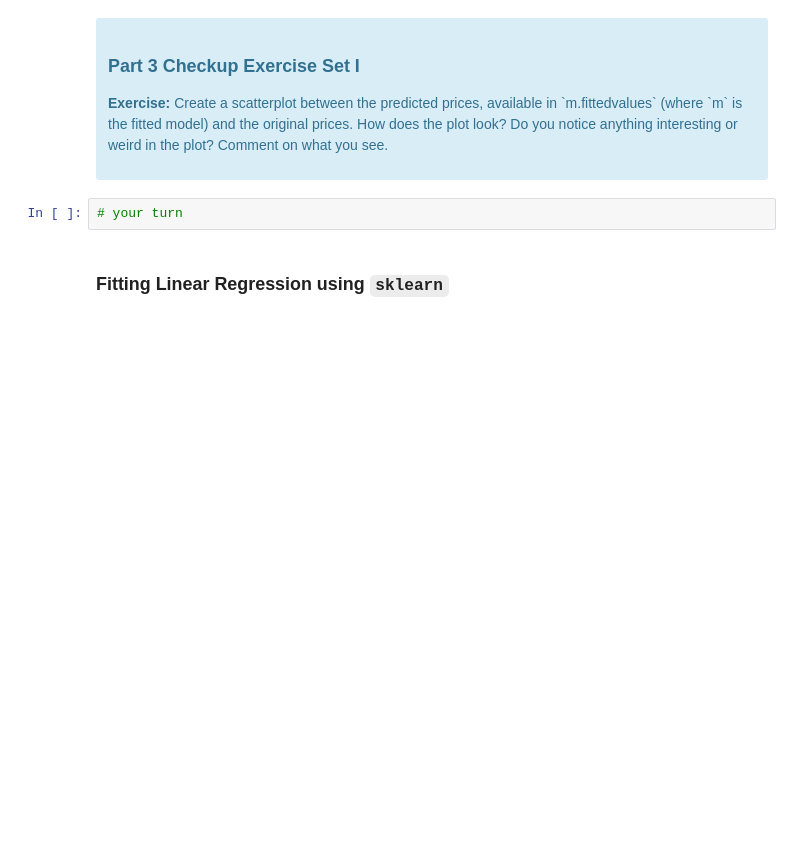
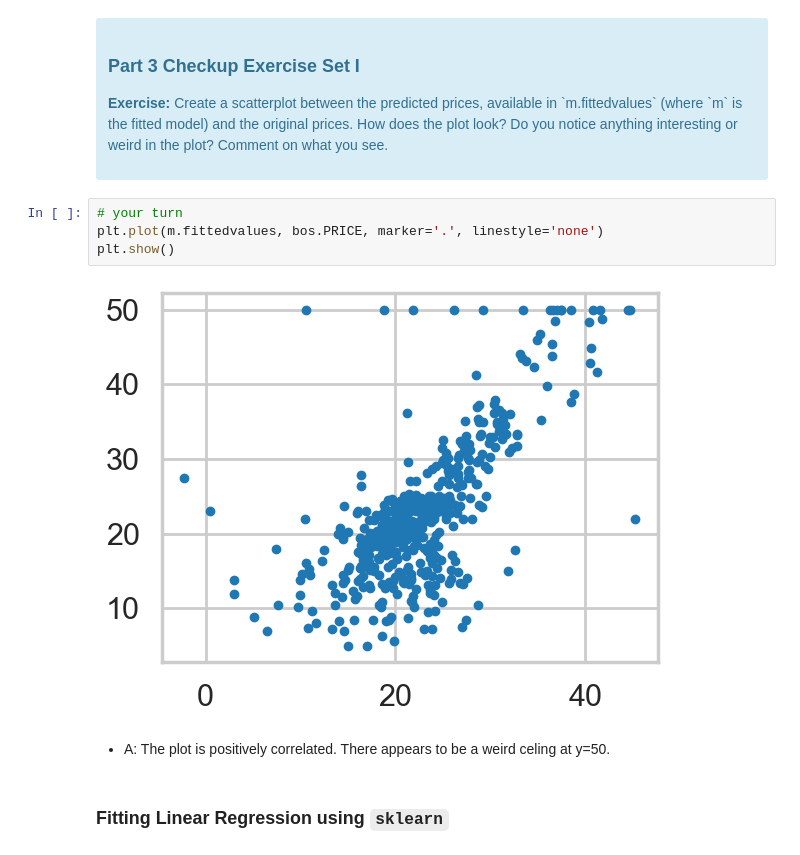
Before and after one commit to mdgarber/BostonHousing, a Jupyter notebook: 1723209039_Case_Study_-_Boston_Housing_Instructions/Case Study - Boston Housing/Mini_Project_Linear_Regression.ipynb, the cells around one changed output. Saved outputs shown, nothing was run; the diff lists cells and outputs as text; blank space fills up the shorter version.

Commit message:
on predict prices

```diff
--- a/1723209039_Case_Study_-_Boston_Housing_Instructions/Case Study - Boston Housing/Mini_Project_Linear_Regression.ipynb
+++ b/1723209039_Case_Study_-_Boston_Housing_Instructions/Case Study - Boston Housing/Mini_Project_Linear_Regression.ipynb
@@ -386,8 +404,14 @@ Let's see how our model actually fit our data. We can see below that there is a
 
 <p><b>Exercise:</b> Create a scatterplot between the predicted prices, available in `m.fittedvalues` (where `m` is the fitted model) and the original prices. How does the plot look? Do you notice anything interesting or weird in the plot? Comment on what you see.</p>
 </div>
-# %%
-# your turn
+# %%
+# your turn
+plt.plot(m.fittedvalues, bos.PRICE, marker='.', linestyle='none')
+plt.show()
+# %% [output]
+[figure, added]
+# %% [markdown]
+- A: The plot is positively correlated. There appears to be a weird celing at y=50.
 # %% [markdown]
 ### Fitting Linear Regression using `sklearn`
 # %%
```
Also changed, not shown: parts of 11 cells of this notebook.
